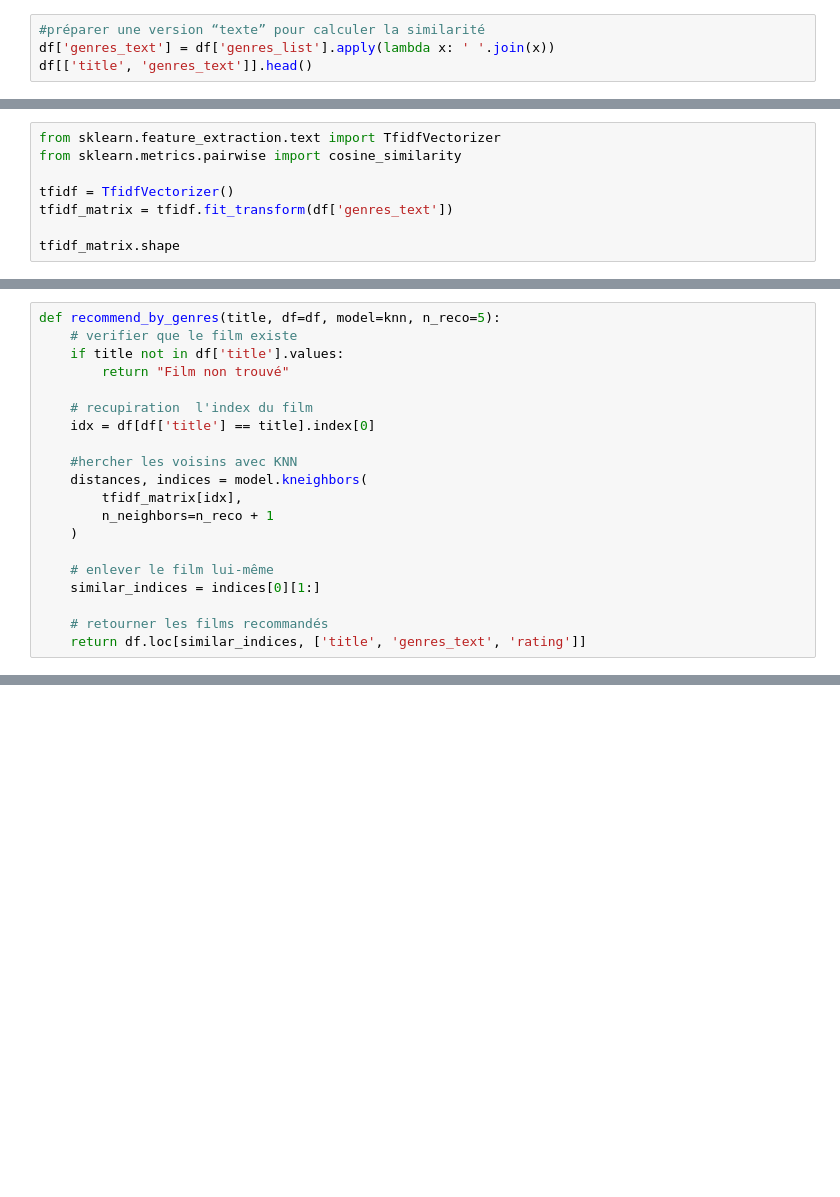
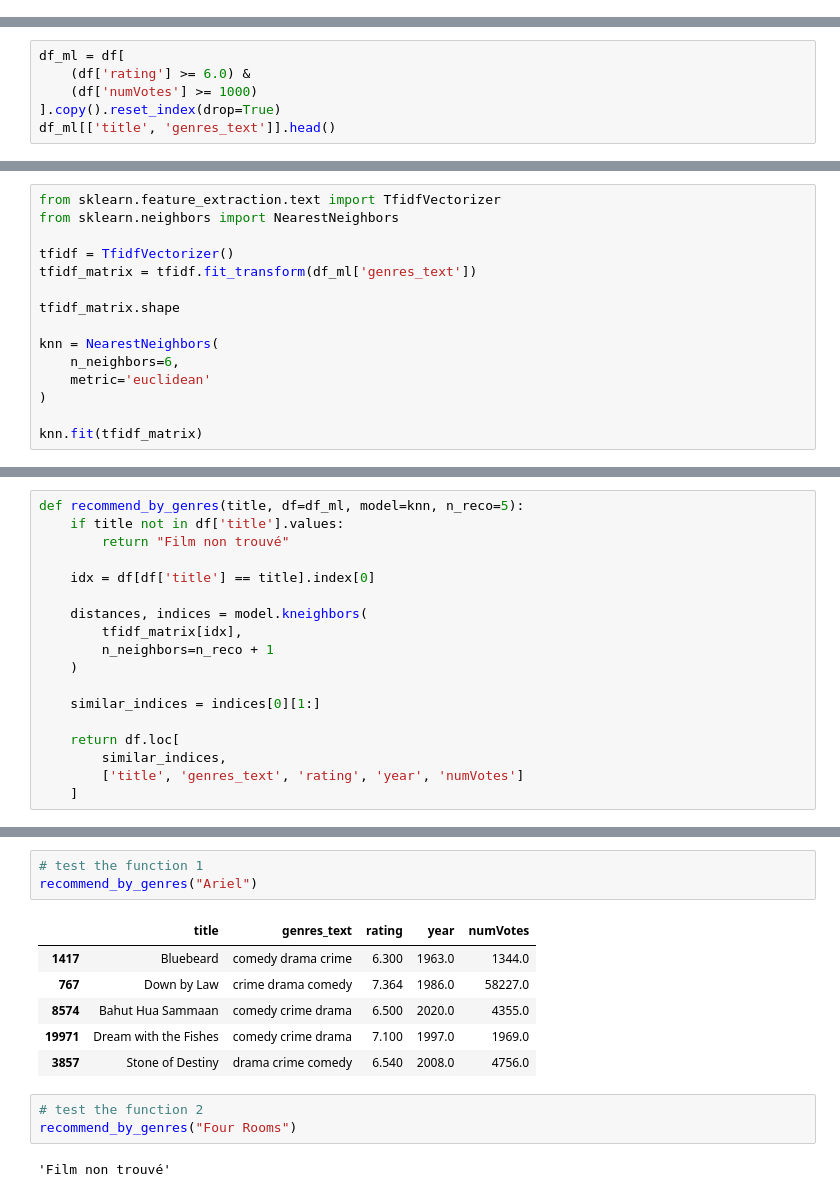
Before and after one commit to yakhinazilya-crypto/recommandation-films-creuse, a Jupyter notebook: notebooks/02_recommondation_ML.ipynb, the cells around one changed output, grey strips where cells are left out. Cells and saved outputs as stored; diff of their text form; blank space fills up the shorter version.

```diff
--- a/notebooks/02_recommondation_ML.ipynb
+++ b/notebooks/02_recommondation_ML.ipynb
@@ -128,4 +49,0 @@ df[['title', 'genres_text']].head()
-# %%
-#préparer une version “texte” pour calculer la similarité
-df['genres_text'] = df['genres_list'].apply(lambda x: ' '.join(x))
-df[['title', 'genres_text']].head()
@@ -138,0 +50,6 @@ df[['title', 'genres_text']].head()
+# %%
+df_ml = df[
+    (df['rating'] >= 6.0) &
+    (df['numVotes'] >= 1000)
+].copy().reset_index(drop=True)
+df_ml[['title', 'genres_text']].head()
@@ -139,9 +63,16 @@ df[['title', 'genres_text']].head()
 # %%
 from sklearn.feature_extraction.text import TfidfVectorizer
-from sklearn.metrics.pairwise import cosine_similarity
+from sklearn.neighbors import NearestNeighbors
 
 tfidf = TfidfVectorizer()
-tfidf_matrix = tfidf.fit_transform(df['genres_text'])
+tfidf_matrix = tfidf.fit_transform(df_ml['genres_text'])
 
 tfidf_matrix.shape
+
+knn = NearestNeighbors(
+    n_neighbors=6,
+    metric='euclidean'
+)
+
+knn.fit(tfidf_matrix)
 # %% [output]
@@ -160,20 +80,18 @@ NearestNeighbors(metric='euclidean', n_neighbors=6)
 # %%
-def recommend_by_genres(title, df=df, model=knn, n_reco=5):
-    # verifier que le film existe
+def recommend_by_genres(title, df=df_ml, model=knn, n_reco=5):
     if title not in df['title'].values:
         return "Film non trouvé"
 
-    # recupiration  l'index du film
     idx = df[df['title'] == title].index[0]
 
-    #hercher les voisins avec KNN
     distances, indices = model.kneighbors(
         tfidf_matrix[idx],
         n_neighbors=n_reco + 1
     )
 
-    # enlever le film lui-même
     similar_indices = indices[0][1:]
 
-    # retourner les films recommandés
-    return df.loc[similar_indices, ['title', 'genres_text', 'rating']]
+    return df.loc[
+        similar_indices,
+        ['title', 'genres_text', 'rating', 'year', 'numVotes']
+    ]
@@ -200 +108,16 @@ Mother               18
 Name: count, dtype: int64
+# %%
+# test the function 1
+recommend_by_genres("Ariel")
+# %% [output]
+|  | title | genres_text | rating | year | numVotes |
+| 1417 | Bluebeard | comedy drama crime | 6.300 | 1963.0 | 1344.0 |
+| 767 | Down by Law | crime drama comedy | 7.364 | 1986.0 | 58227.0 |
+| 8574 | Bahut Hua Sammaan | comedy crime drama | 6.500 | 2020.0 | 4355.0 |
+| 19971 | Dream with the Fishes | comedy crime drama | 7.100 | 1997.0 | 1969.0 |
+| 3857 | Stone of Destiny | drama crime comedy | 6.540 | 2008.0 | 4756.0 |
+# %%
+# test the function 2
+recommend_by_genres("Four Rooms")
+# %% [output]
+'Film non trouvé'
```
Also changed, not shown: parts of 29 cells of this notebook, 1 other file.
